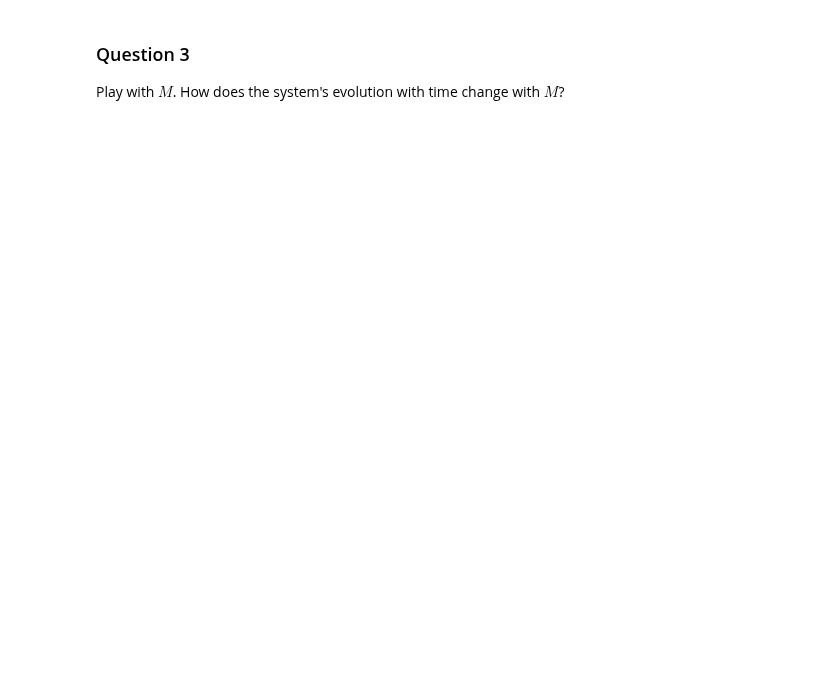
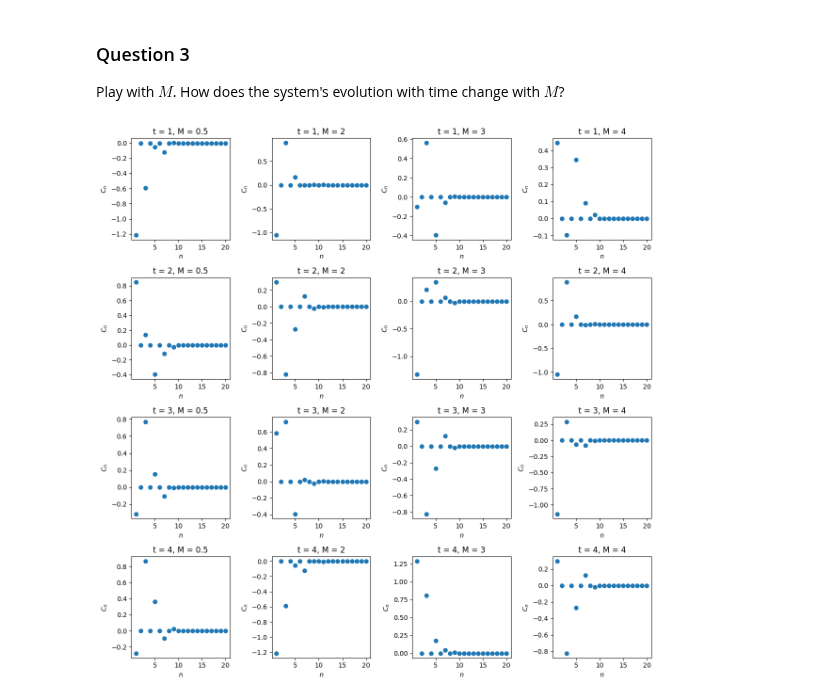
Before and after one commit to vibilanj/cmps, a Jupyter notebook: homework/Particle_in_a_Box_HW.ipynb, the cells around one changed output. Drawn from its saved outputs; the diff is of its cells as text; code cells hidden in the pictures; blank space fills up the shorter version.

```diff
--- a/homework/Particle_in_a_Box_HW.ipynb
+++ b/homework/Particle_in_a_Box_HW.ipynb
@@ -209,3 +225,20 @@ False
 ### Question 3
 
 Play with $M$. How does the system's evolution with time change with $M$?
+# %%
+fig, axs = plt.subplots(4, 4, figsize=(12, 12))
+
+ts = [1, 2, 3, 4]
+Ms = [0.5, 2, 3, 4]
+
+for i, t in enumerate(ts):
+    for j, _M in enumerate(Ms):
+        ax = axs[i,j]
+        M = _M
+        C_ns = [C_n(n, t) for n in range(1, n_harm + 1)]
+        ax.scatter(range(1, n_harm + 1), C_ns)
+        ax.set(xlabel = "$n$", ylabel = "$C_n$", title = f"t = {t}, M = {_M}")
+
+plt.tight_layout()
+# %% [output]
+[figure, added]
```
Also changed, not shown: parts of 14 cells of this notebook.
